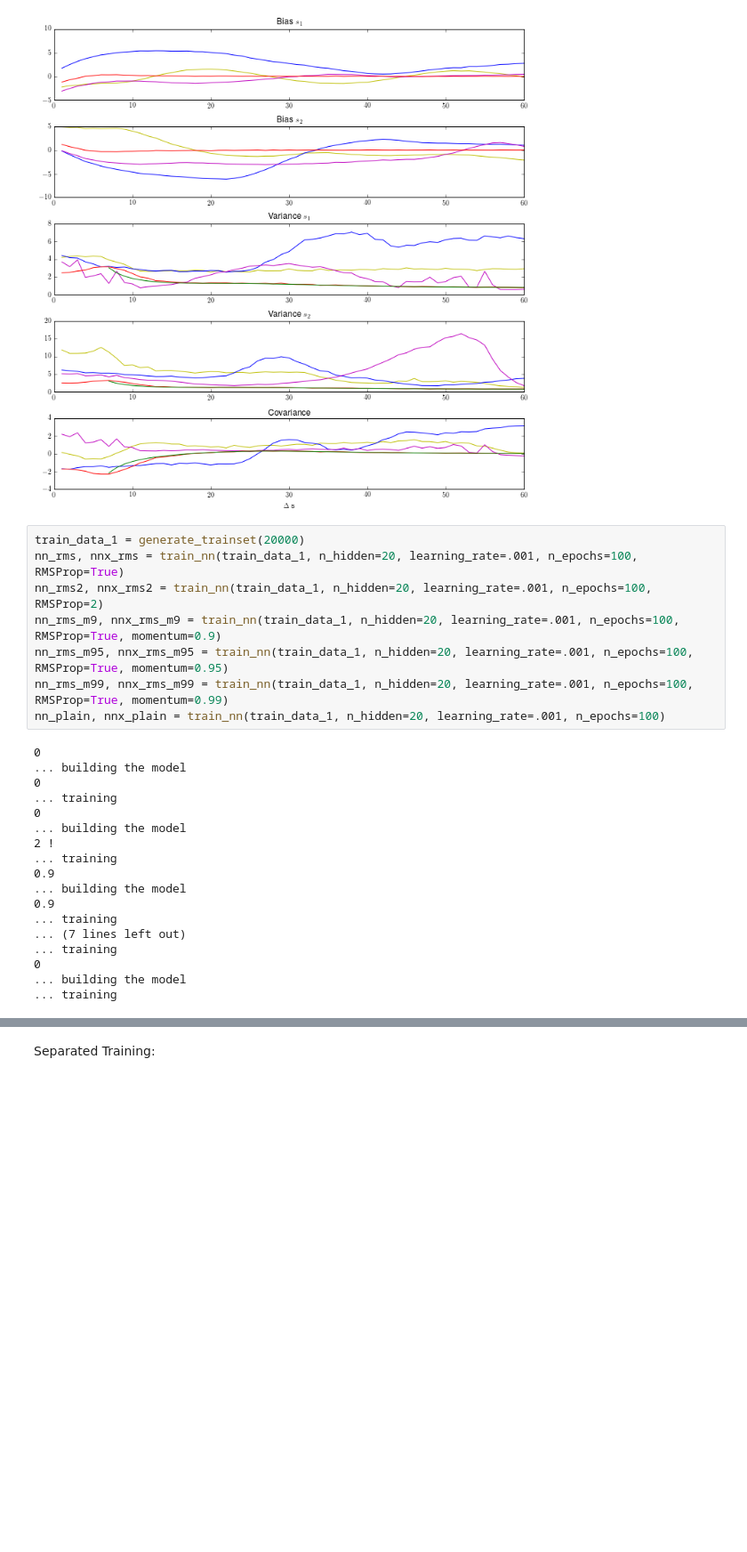
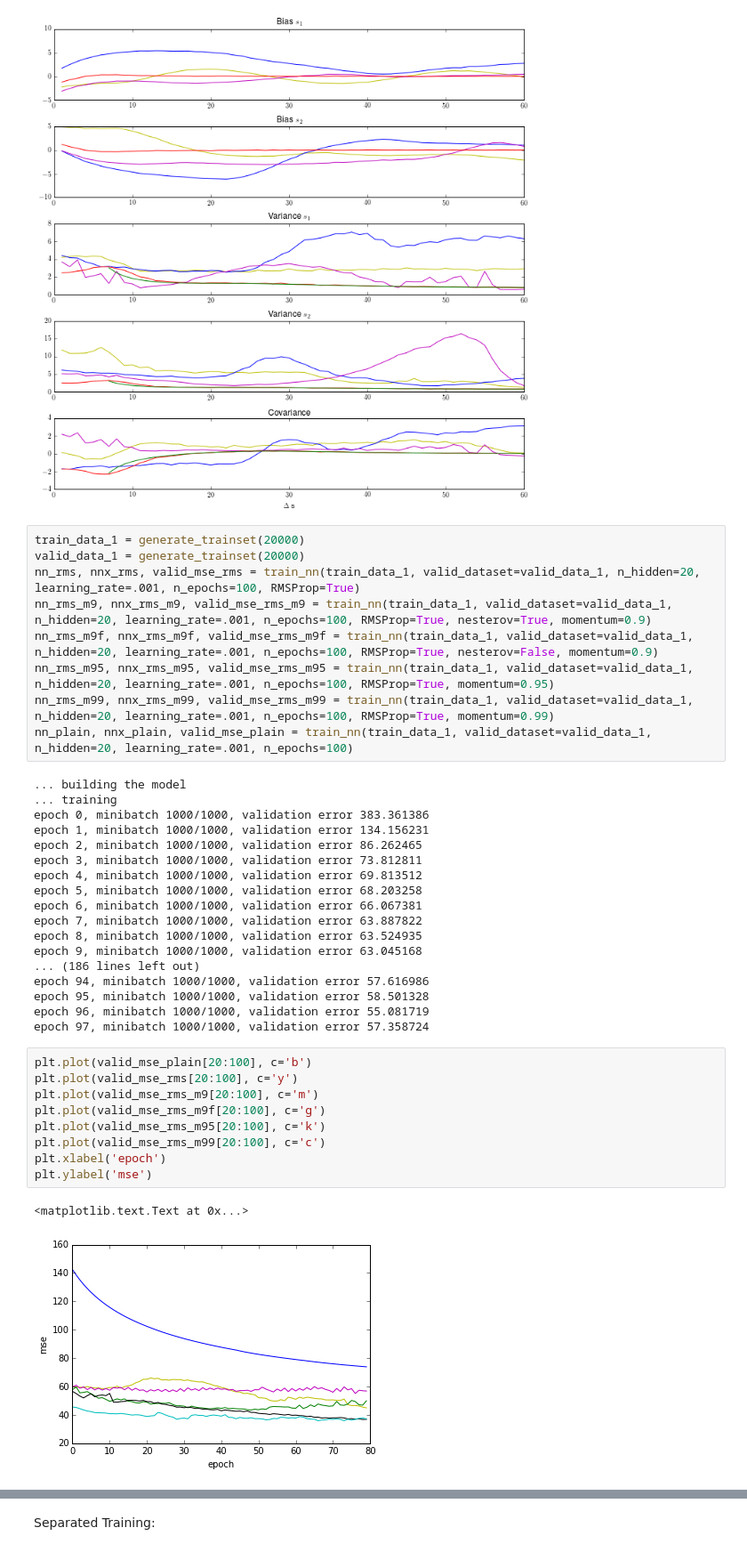
Before and after one commit to NYUMaLab/Divisive_Normalization_Project, a Jupyter notebook: Code/Demixing/Demixing DNN_Full.ipynb, the cells around one changed output, grey strips where cells are left out. Shown at 89% size. Drawn from its saved outputs; the diff is of its cells as text; blank space fills up the shorter version.

```diff
--- a/Code/Demixing/Demixing DNN_Full.ipynb
+++ b/Code/Demixing/Demixing DNN_Full.ipynb
@@ -1299,30 +1324,43 @@ plt.tight_layout()
 [figure]
 # %%
 train_data_1 = generate_trainset(20000)
-nn_rms, nnx_rms = train_nn(train_data_1, n_hidden=20, learning_rate=.001, n_epochs=100, RMSProp=True)
-nn_rms2, nnx_rms2 = train_nn(train_data_1, n_hidden=20, learning_rate=.001, n_epochs=100, RMSProp=2)
-nn_rms_m9, nnx_rms_m9 = train_nn(train_data_1, n_hidden=20, learning_rate=.001, n_epochs=100, RMSProp=True, momentum=0.9)
-nn_rms_m95, nnx_rms_m95 = train_nn(train_data_1, n_hidden=20, learning_rate=.001, n_epochs=100, RMSProp=True, momentum=0.95)
-nn_rms_m99, nnx_rms_m99 = train_nn(train_data_1, n_hidden=20, learning_rate=.001, n_epochs=100, RMSProp=True, momentum=0.99)
-nn_plain, nnx_plain = train_nn(train_data_1, n_hidden=20, learning_rate=.001, n_epochs=100)
+valid_data_1 = generate_trainset(20000)
+nn_rms, nnx_rms, valid_mse_rms = train_nn(train_data_1, valid_dataset=valid_data_1, n_hidden=20, learning_rate=.001, n_epochs=100, RMSProp=True)
+nn_rms_m9, nnx_rms_m9, valid_mse_rms_m9 = train_nn(train_data_1, valid_dataset=valid_data_1, n_hidden=20, learning_rate=.001, n_epochs=100, RMSProp=True, nesterov=True, momentum=0.9)
+nn_rms_m9f, nnx_rms_m9f, valid_mse_rms_m9f = train_nn(train_data_1, valid_dataset=valid_data_1, n_hidden=20, learning_rate=.001, n_epochs=100, RMSProp=True, nesterov=False, momentum=0.9)
+nn_rms_m95, nnx_rms_m95, valid_mse_rms_m95 = train_nn(train_data_1, valid_dataset=valid_data_1, n_hidden=20, learning_rate=.001, n_epochs=100, RMSProp=True, momentum=0.95)
+nn_rms_m99, nnx_rms_m99, valid_mse_rms_m99 = train_nn(train_data_1, valid_dataset=valid_data_1, n_hidden=20, learning_rate=.001, n_epochs=100, RMSProp=True, momentum=0.99)
+nn_plain, nnx_plain, valid_mse_plain = train_nn(train_data_1, valid_dataset=valid_data_1, n_hidden=20, learning_rate=.001, n_epochs=100)
 # %% [output]
-0
-... building the model
-0
-... training
-0
-... building the model
-2 !
-... training
-0.9
-... building the model
-0.9
-... training
-... (7 lines left out)
-... training
-0
 ... building the model
 ... training
+epoch 0, minibatch 1000/1000, validation error 383.361386
+epoch 1, minibatch 1000/1000, validation error 134.156231
+epoch 2, minibatch 1000/1000, validation error 86.262465
+epoch 3, minibatch 1000/1000, validation error 73.812811
+epoch 4, minibatch 1000/1000, validation error 69.813512
+epoch 5, minibatch 1000/1000, validation error 68.203258
+epoch 6, minibatch 1000/1000, validation error 66.067381
+epoch 7, minibatch 1000/1000, validation error 63.887822
+epoch 8, minibatch 1000/1000, validation error 63.524935
+epoch 9, minibatch 1000/1000, validation error 63.045168
+... (186 lines left out)
+epoch 94, minibatch 1000/1000, validation error 57.616986
+epoch 95, minibatch 1000/1000, validation error 58.501328
+epoch 96, minibatch 1000/1000, validation error 55.081719
+epoch 97, minibatch 1000/1000, validation error 57.358724
+# %%
+plt.plot(valid_mse_plain[20:100], c='b')
+plt.plot(valid_mse_rms[20:100], c='y')
+plt.plot(valid_mse_rms_m9[20:100], c='m')
+plt.plot(valid_mse_rms_m9f[20:100], c='g')
+plt.plot(valid_mse_rms_m95[20:100], c='k')
+plt.plot(valid_mse_rms_m99[20:100], c='c')
+plt.xlabel('epoch')
+plt.ylabel('mse')
+# %% [output]
+<matplotlib.text.Text at 0x...>
+[figure, added]
 # %%
 s1 = -30
 num_deltas = 60
```
Also changed, not shown: parts of 6 cells of this notebook.
